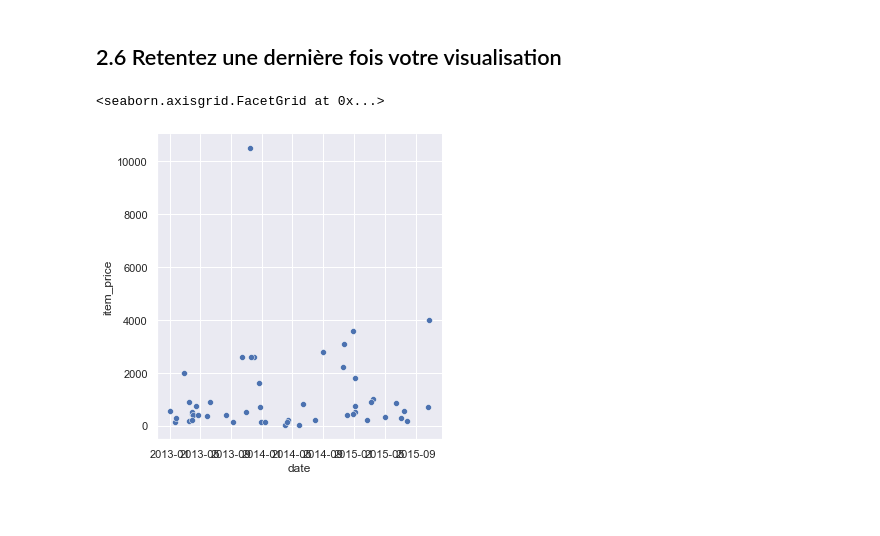
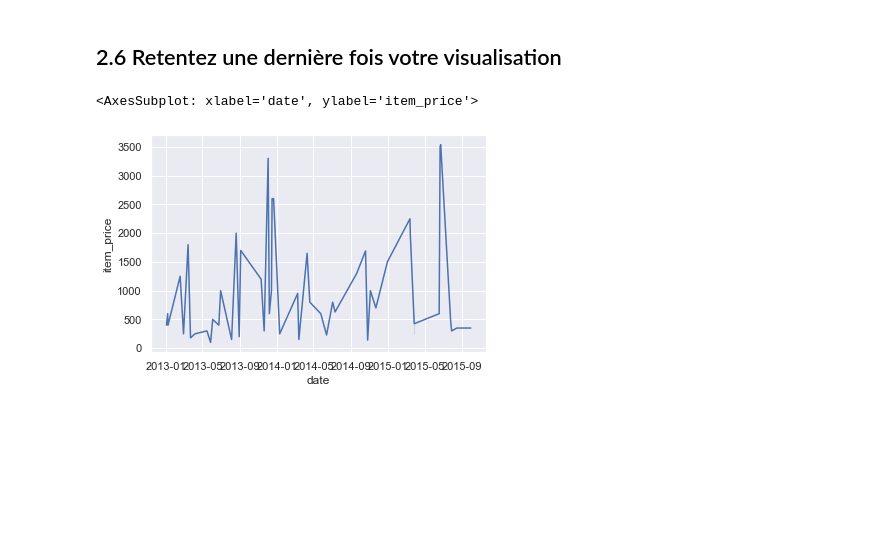
Before and after one commit to Argus416/h3hitema, a Jupyter notebook: Python/Analyse de données /Data Visualisation Statistiques.ipynb, the cells around one changed output. Cells and saved outputs as stored; diff of their text form; code cells hidden in the pictures; blank space fills up the shorter version.

```diff
--- a/Python/Analyse de données /Data Visualisation Statistiques.ipynb
+++ b/Python/Analyse de données /Data Visualisation Statistiques.ipynb
@@ -111,7 +111,7 @@ import matplotlib as mpot
 csvFilePath = "./Data/sales_predictions.csv"
 
 csvContent = pd.read_csv(csvFilePath)
-df = pd.DataFrame(csvContent); df
+df = pd.DataFrame(csvContent, columns=['item_price', "date"]); df
 
 
 sns.relplot(
@@ -167,13 +148,13 @@ Name: date, dtype: object
 # %% [markdown]
 ## 2.6 Retentez une dernière fois votre visualisation
 # %%
-sns.relplot(
+sns.lineplot(
     data=df,
     x="date", y="item_price"
 )
 # %% [output]
-<seaborn.axisgrid.FacetGrid at 0x...>
+<AxesSubplot: xlabel='date', ylabel='item_price'>
-[figure, old version]
+[figure, new version]
 # %% [markdown]
 <br>
 # %% [markdown]
```
Also changed, not shown: parts of 5 cells of this notebook.
